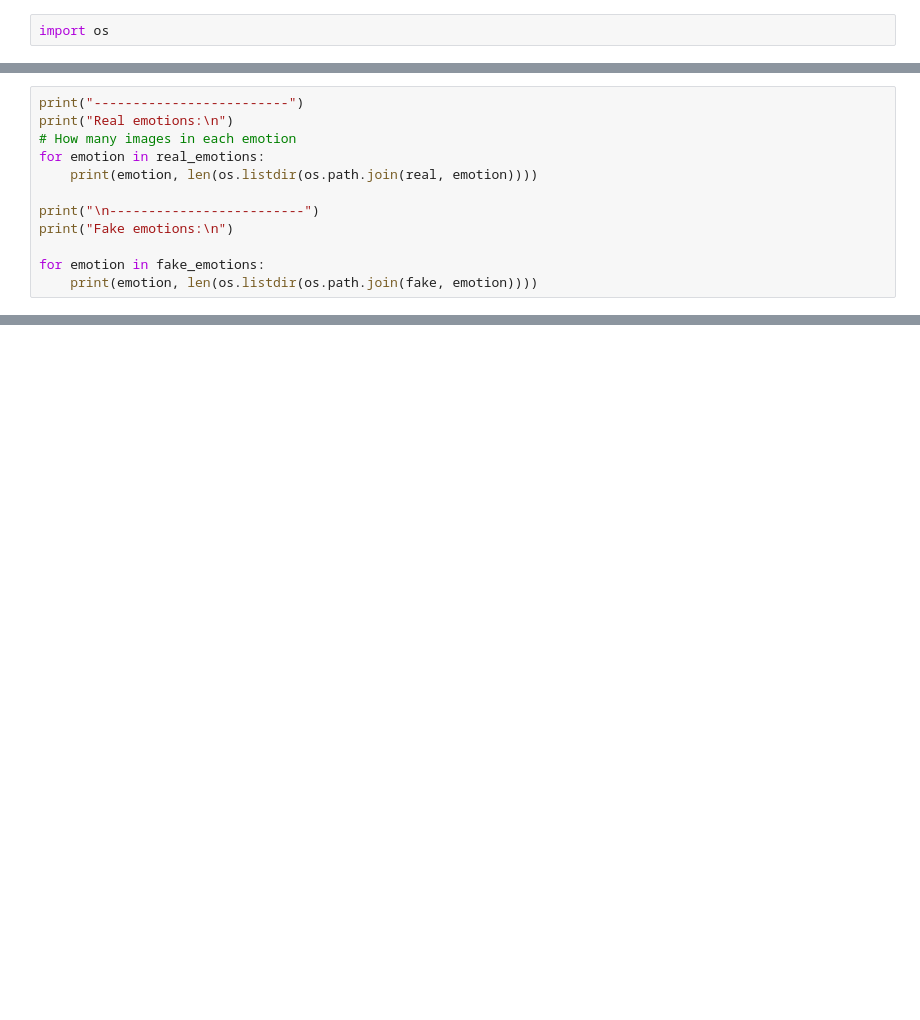
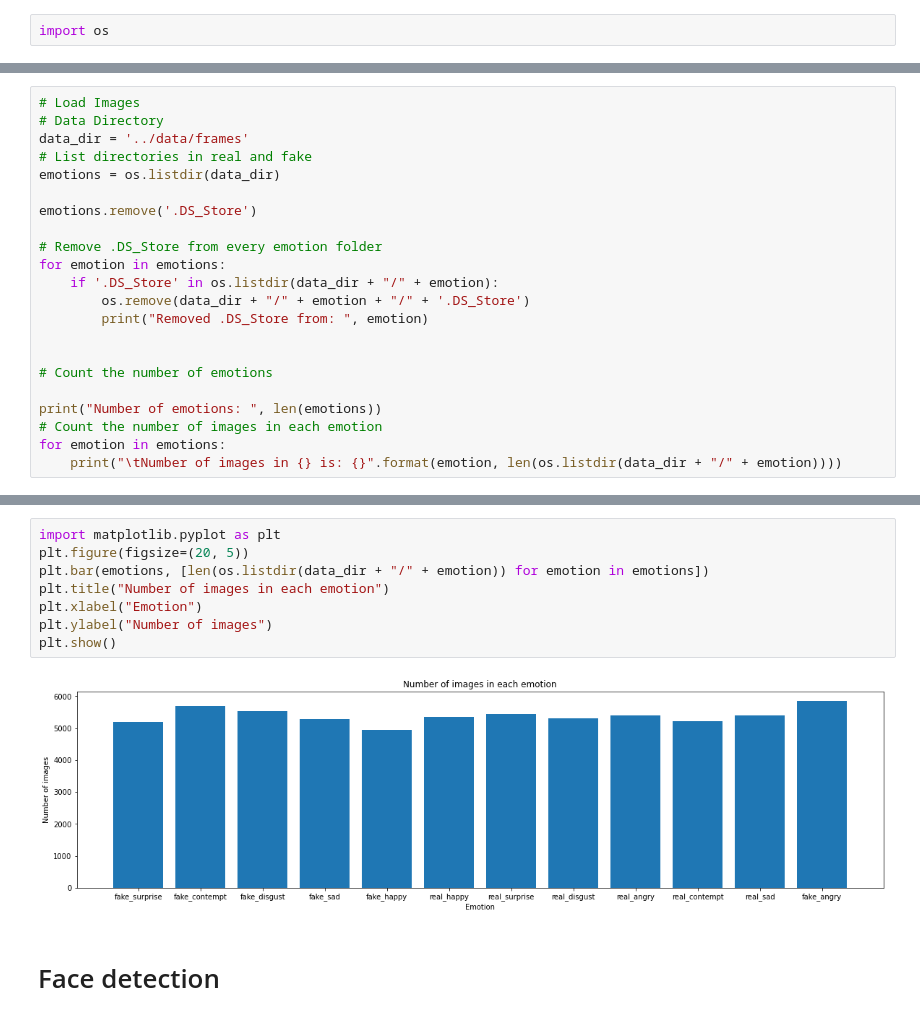
Before and after one commit to dimgag/Genuine_Posed_EmotionRecognition, a Jupyter notebook: notebooks/notebook.ipynb, the cells around one changed output, grey strips where cells are left out. Cells and saved outputs as stored; diff of their text form; blank space fills up the shorter version.

```diff
--- a/notebooks/notebook.ipynb
+++ b/notebooks/notebook.ipynb
@@ -22,12 +2,0 @@ print(len(fake_emotions))
-# %%
-print("-------------------------")
-print("Real emotions:\n")
-# How many images in each emotion
-for emotion in real_emotions:
-    print(emotion, len(os.listdir(os.path.join(real, emotion))))
-
-print("\n-------------------------")
-print("Fake emotions:\n")
-
-for emotion in fake_emotions:
-    print(emotion, len(os.listdir(os.path.join(fake, emotion))))
@@ -152,0 +3,22 @@ plt.show()
+# %%
+# Load Images
+# Data Directory
+data_dir = '../data/frames'
+# List directories in real and fake
+emotions = os.listdir(data_dir)
+
+emotions.remove('.DS_Store')
+
+# Remove .DS_Store from every emotion folder
+for emotion in emotions:
+    if '.DS_Store' in os.listdir(data_dir + "/" + emotion):
+        os.remove(data_dir + "/" + emotion + "/" + '.DS_Store')
+        print("Removed .DS_Store from: ", emotion)
+
+
+# Count the number of emotions
+
+print("Number of emotions: ", len(emotions))
+# Count the number of images in each emotion
+for emotion in emotions:
+    print("\tNumber of images in {} is: {}".format(emotion, len(os.listdir(data_dir + "/" + emotion))))
@@ -153,3 +39,15 @@ plt.show()
+# %%
+import matplotlib.pyplot as plt
+plt.figure(figsize=(20, 5))
+plt.bar(emotions, [len(os.listdir(data_dir + "/" + emotion)) for emotion in emotions])
+plt.title("Number of images in each emotion")
+plt.xlabel("Emotion")
+plt.ylabel("Number of images")
+plt.show()
+# %% [output]
+[figure, added]
+# %% [markdown]
+# Face detection
 # %%
 # Data Preprocessing to detect faces
 import cv2
```
Also changed, not shown: parts of 15 cells of this notebook, 3 other files.
